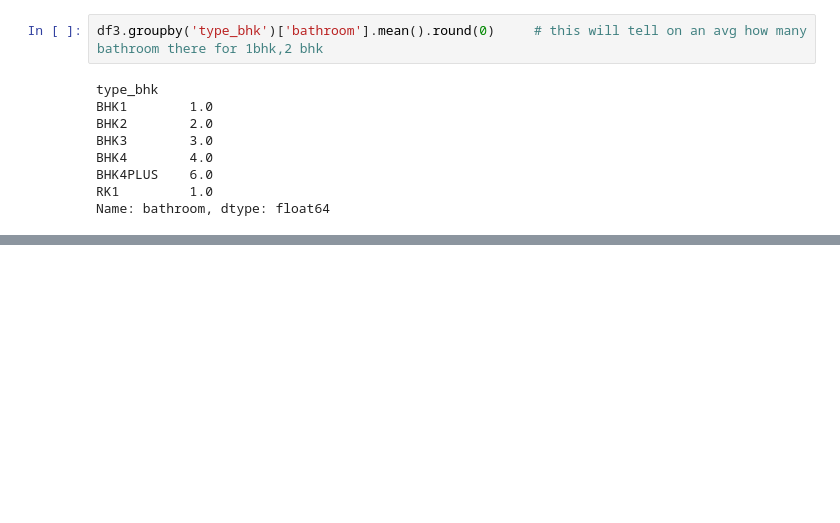
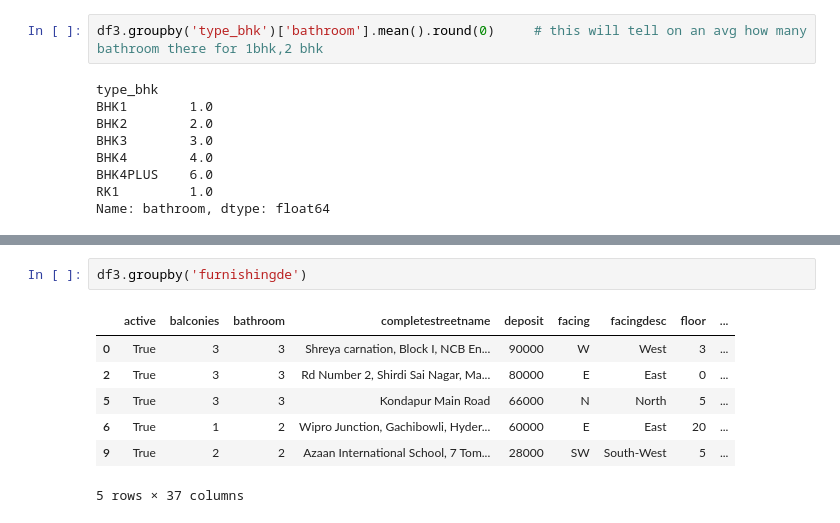
Before and after one commit to Srikant-Pal/No_broker_Analysis, a Jupyter notebook: Nobroker_Analytics.ipynb, the cells around one changed output, grey strips where cells are left out. Saved outputs shown, nothing was run; the diff lists cells and outputs as text; blank space fills up the shorter version.

```diff
--- a/Nobroker_Analytics.ipynb
+++ b/Nobroker_Analytics.ipynb
@@ -387,0 +388,10 @@ Name: balconies, dtype: float64
+# %%
+df3.groupby('furnishingde')
+# %% [output]
+|  | active | balconies | bathroom | completestreetname | deposit | facing | facingdesc | floor | ... |
+| 0 | True | 3 | 3 | Shreya carnation, Block I, NCB En... | 90000 | W | West | 3 | ... |
+| 2 | True | 3 | 3 | Rd Number 2, Shirdi Sai Nagar, Ma... | 80000 | E | East | 0 | ... |
+| 5 | True | 3 | 3 | Kondapur Main Road | 66000 | N | North | 5 | ... |
+| 6 | True | 1 | 2 | Wipro Junction, Gachibowli, Hyder... | 60000 | E | East | 20 | ... |
+| 9 | True | 2 | 2 | Azaan International School, 7 Tom... | 28000 | SW | South-West | 5 | ... |
+5 rows × 37 columns
```
Also changed, not shown: parts of 4 cells of this notebook.
